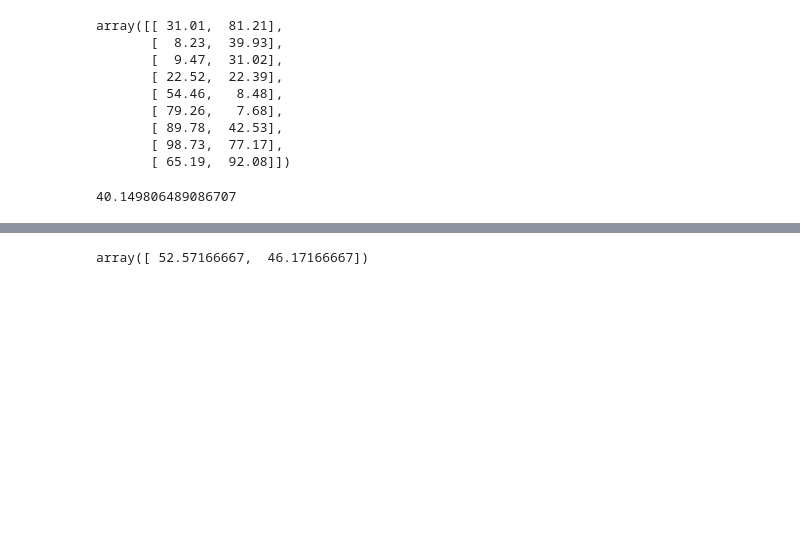
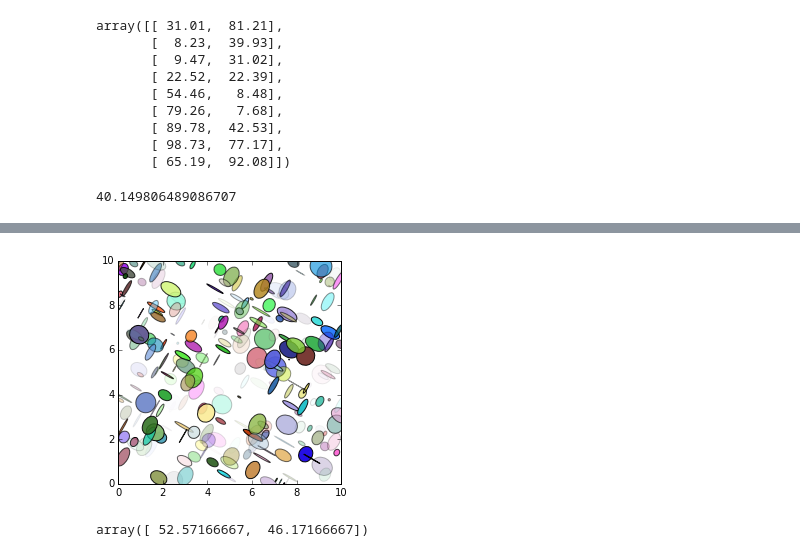
Before and after one commit to pysal/pointpats, a Jupyter notebook: centrography.ipynb, the cells around one changed output, grey strips where cells are left out. Saved outputs shown, nothing was run; the diff lists cells and outputs as text; code cells hidden in the pictures; blank space fills up the shorter version.

```diff
--- a/centrography.ipynb
+++ b/centrography.ipynb
@@ -30,3 +140,29 @@ std_distance(pp.points)
+# %%
+from pylab import figure, show, rand
+from matplotlib.patches import Ellipse
+
+NUM = 250
+
+#ells = [Ellipse(xy=rand(2)*10, width=rand(), height=rand(), angle=rand()*360)
+#        for i in range(NUM)]
+ells = [Ellipse(xy=rand(2)*10, width=rand(), height=rand(), angle=-30)
+        for i in range(NUM)]
+
+
+fig = figure()
+ax = fig.add_subplot(111, aspect='equal')
+for e in ells:
+    ax.add_artist(e)
+    e.set_clip_box(ax.bbox)
+    e.set_alpha(rand())
+    e.set_facecolor(rand(3))
+
+ax.set_xlim(0, 10)
+ax.set_ylim(0, 10)
+
+show()
+# %% [output]
+[figure, added]
 # %%
 mean_center(pp.points)
 # %% [output]
```
Also changed, not shown: parts of 30 cells of this notebook, 2 other files.
